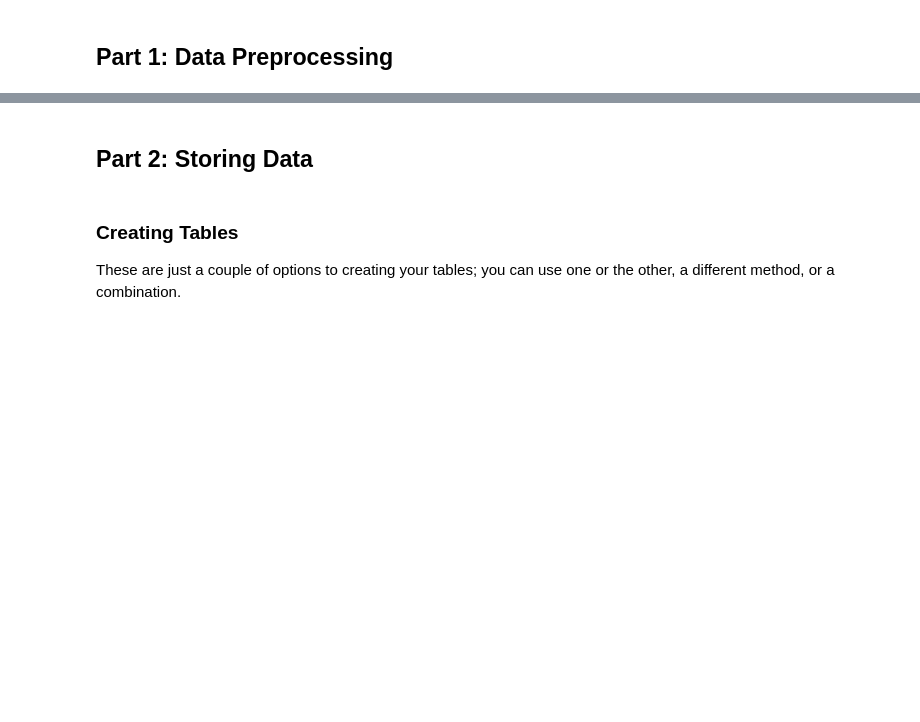
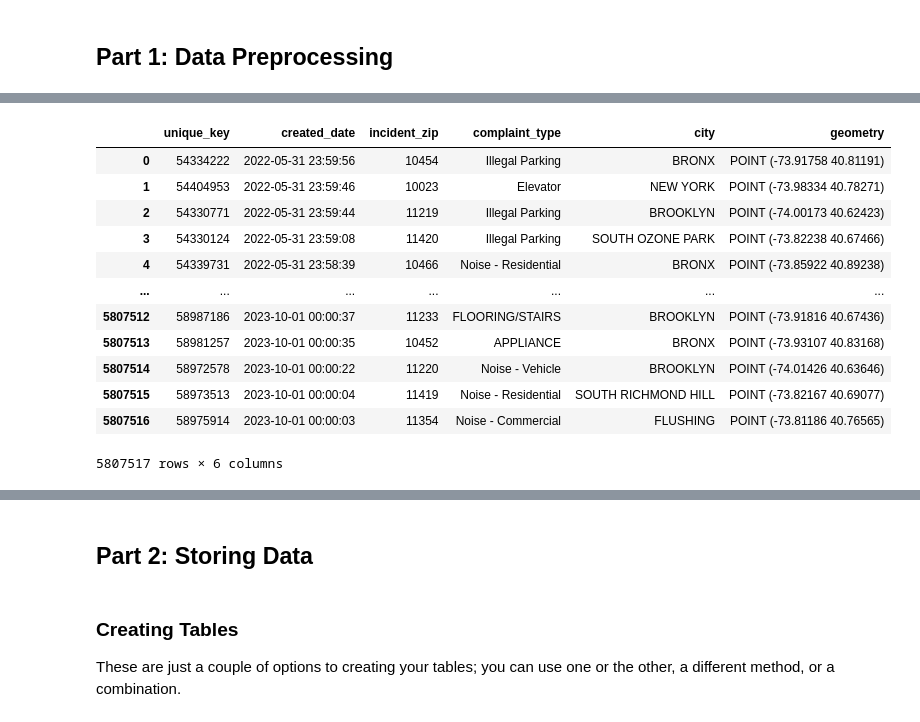
Before and after one commit to XinyueWa/FinalProj, a Jupyter notebook: Project Template.ipynb, the cells around one changed output, grey strips where cells are left out. Drawn from its saved outputs; the diff is of its cells as text; code cells hidden in the pictures; blank space fills up the shorter version.

Commit message:
Update loading functions for all four tables

```diff
--- a/Project Template.ipynb
+++ b/Project Template.ipynb
@@ -270,3 +270,7 @@ Downloading https://data.cityofnewyork.us/resource/uvpi-gqnh.geojson?$where=lati
 Done downloading https://data.cityofnewyork.us/resource/uvpi-gqnh.geojson?$where=latitude IS NOT NULL&$limit=1000&$offset=684000&$$app_token=1DrbcO2jXtETwL4T7Hm2ER2Lq.
 No more data to process.
 Cleaned tree data saved to /Users/luyanni/Library/CloudStorage/GoogleDrive-luyanni2001@gmail.com/My Drive/Final Project 4501/data/nyc_trees_data_cleaned.geojson
+# %%
+def load_combined_311_data():
+    geo_df_311 = gpd.read_file(DATA_DIR / "nyc_311_data_cleaned_combined.geojson")
+    return geo_df_311
@@ -272,0 +287,18 @@ Cleaned tree data saved to /Users/luyanni/Library/CloudStorage/GoogleDrive-luyan
+# %%
+geodf_311_data = load_combined_311_data()
+# %%
+geodf_311_data
+# %% [output]
+|  | unique_key | created_date | incident_zip | complaint_type | city | geometry |
+| 0 | 54334222 | 2022-05-31 23:59:56 | 10454 | Illegal Parking | BRONX | POINT (-73.91758 40.81191) |
+| 1 | 54404953 | 2022-05-31 23:59:46 | 10023 | Elevator | NEW YORK | POINT (-73.98334 40.78271) |
+| 2 | 54330771 | 2022-05-31 23:59:44 | 11219 | Illegal Parking | BROOKLYN | POINT (-74.00173 40.62423) |
+| 3 | 54330124 | 2022-05-31 23:59:08 | 11420 | Illegal Parking | SOUTH OZONE PARK | POINT (-73.82238 40.67466) |
+| 4 | 54339731 | 2022-05-31 23:58:39 | 10466 | Noise - Residential | BRONX | POINT (-73.85922 40.89238) |
+| ... | ... | ... | ... | ... | ... | ... |
+| 5807512 | 58987186 | 2023-10-01 00:00:37 | 11233 | FLOORING/STAIRS | BROOKLYN | POINT (-73.91816 40.67436) |
+| 5807513 | 58981257 | 2023-10-01 00:00:35 | 10452 | APPLIANCE | BRONX | POINT (-73.93107 40.83168) |
+| 5807514 | 58972578 | 2023-10-01 00:00:22 | 11220 | Noise - Vehicle | BROOKLYN | POINT (-74.01426 40.63646) |
+| 5807515 | 58973513 | 2023-10-01 00:00:04 | 11419 | Noise - Residential | SOUTH RICHMOND HILL | POINT (-73.82167 40.69077) |
+| 5807516 | 58975914 | 2023-10-01 00:00:03 | 11354 | Noise - Commercial | FLUSHING | POINT (-73.81186 40.76565) |
+5807517 rows × 6 columns
```
Also changed, not shown: parts of 24 cells of this notebook.
